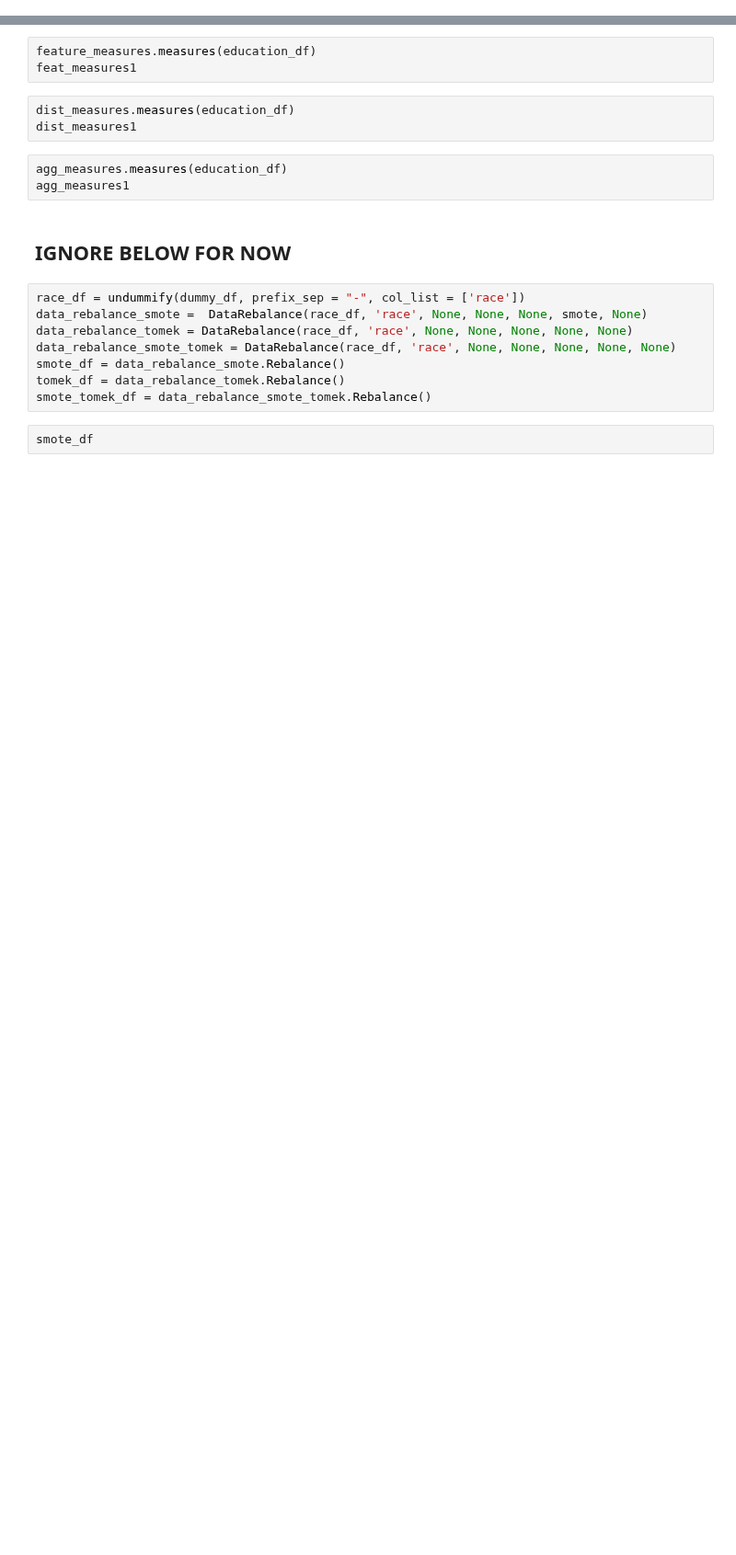
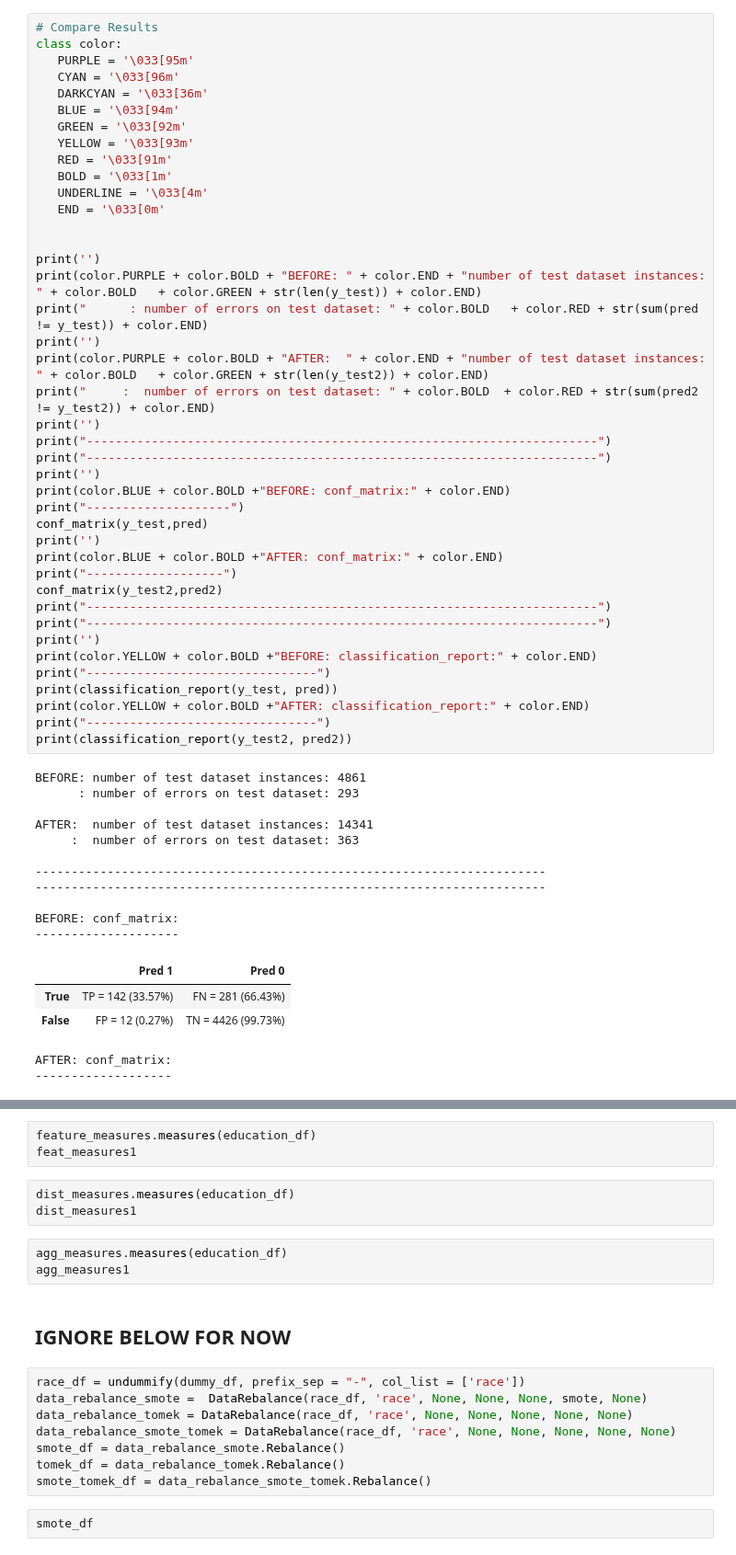
Before and after one commit to microsoft/responsible-ai-toolbox-mitigations, a Jupyter notebook: notebooks/data_balance_e2e.ipynb, the cells around one changed output, grey strips where cells are left out. Shown at 92% size. Drawn from its saved outputs; the diff is of its cells as text; blank space fills up the shorter version.

```diff
--- a/notebooks/data_balance_e2e.ipynb
+++ b/notebooks/data_balance_e2e.ipynb
@@ -91,0 +231,58 @@ education_df.head()
+# %%
+# Compare Results
+class color:
+   PURPLE = '\033[95m'
+   CYAN = '\033[96m'
+   DARKCYAN = '\033[36m'
+   BLUE = '\033[94m'
+   GREEN = '\033[92m'
+   YELLOW = '\033[93m'
+   RED = '\033[91m'
+   BOLD = '\033[1m'
+   UNDERLINE = '\033[4m'
+   END = '\033[0m'
+
+
+print('')
+print(color.PURPLE + color.BOLD + "BEFORE: " + color.END + "number of test dataset instances: " + color.BOLD   + color.GREEN + str(len(y_test)) + color.END)
+print("      : number of errors on test dataset: " + color.BOLD   + color.RED + str(sum(pred != y_test)) + color.END)
+print('')
+print(color.PURPLE + color.BOLD + "AFTER:  " + color.END + "number of test dataset instances: " + color.BOLD   + color.GREEN + str(len(y_test2)) + color.END)
+print("     :  number of errors on test dataset: " + color.BOLD  + color.RED + str(sum(pred2 != y_test2)) + color.END)
+print('')
+print("-----------------------------------------------------------------------")
+print("-----------------------------------------------------------------------")
+print('')
+print(color.BLUE + color.BOLD +"BEFORE: conf_matrix:" + color.END)
+print("--------------------")
+conf_matrix(y_test,pred)
+print('')
+print(color.BLUE + color.BOLD +"AFTER: conf_matrix:" + color.END)
+print("-------------------")
+conf_matrix(y_test2,pred2)
+print("-----------------------------------------------------------------------")
+print("-----------------------------------------------------------------------")
+print('')
+print(color.YELLOW + color.BOLD +"BEFORE: classification_report:" + color.END)
+print("--------------------------------")
+print(classification_report(y_test, pred))
+print(color.YELLOW + color.BOLD +"AFTER: classification_report:" + color.END)
+print("--------------------------------")
+print(classification_report(y_test2, pred2))
+# %% [output]
+BEFORE: number of test dataset instances: 4861
+      : number of errors on test dataset: 293
+
+AFTER:  number of test dataset instances: 14341
+     :  number of errors on test dataset: 363
+
+-----------------------------------------------------------------------
+-----------------------------------------------------------------------
+
+BEFORE: conf_matrix:
+--------------------
+|  | Pred 1 | Pred 0 |
+| True | TP = 142 (33.57%) | FN = 281 (66.43%) |
+| False | FP = 12 (0.27%) | TN = 4426 (99.73%) |
+AFTER: conf_matrix:
+-------------------
```
Also changed, not shown: parts of 19 cells of this notebook.
